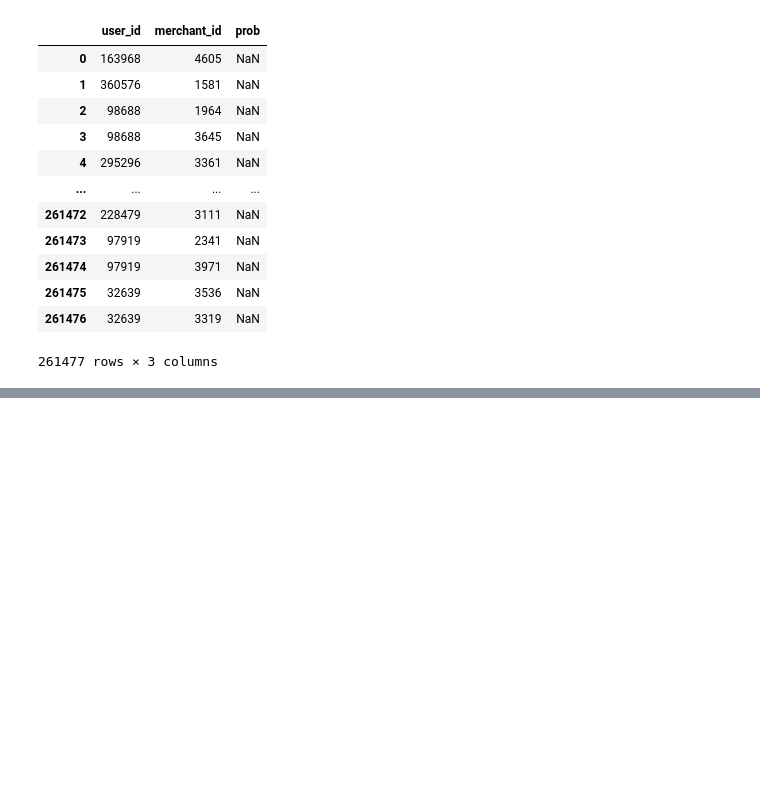
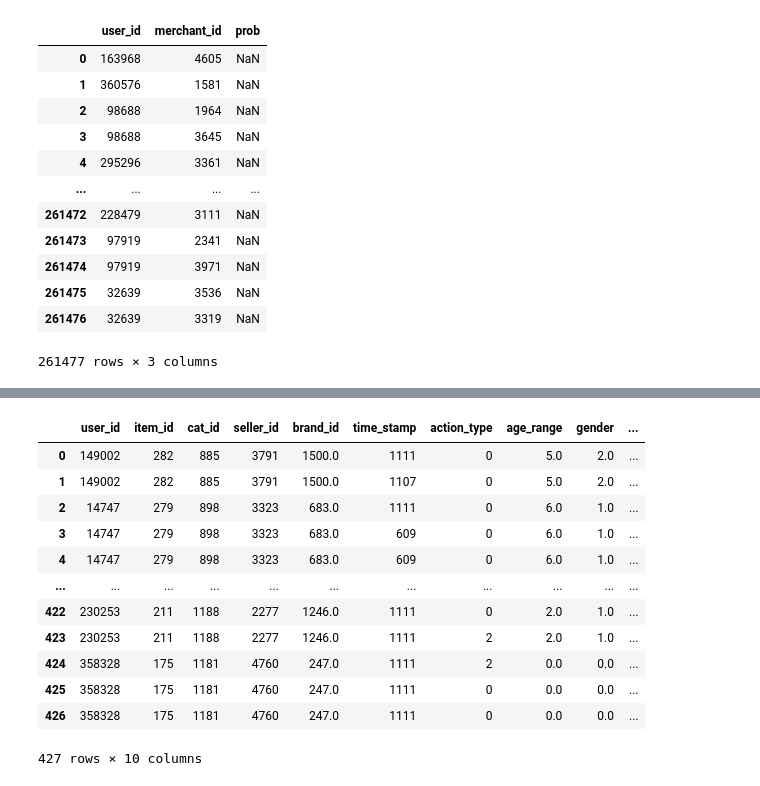
Before and after one commit to MrAlphalfa97/CECS_550, a Jupyter notebook: data_format1/data_filtering.ipynb, the cells around one changed output, grey strips where cells are left out. Cells and saved outputs as stored; diff of their text form; code cells hidden in the pictures; blank space fills up the shorter version.

```diff
--- a/data_format1/data_filtering.ipynb
+++ b/data_format1/data_filtering.ipynb
@@ -168,0 +220,28 @@ with open(f'use_data/{file_name}_format1[161-320].csv', 'w') as f:
+# %%
+test_df_full = pd.read_csv("full_data/test_format1.csv")
+test_df = pd.read_csv("use_data/test_format1[161-320].csv")
+#same number of samples when merging with full or subset dataset
+
+testing_key = test_df_full.loc[:, ["user_id", "merchant_id"]]
+testing_set = merged.merge(
+        testing_key,
+        how="inner",
+        left_on=["user_id", "seller_id"],
+        right_on=["user_id", "merchant_id"]
+)
+# %%
+testing_set
+# %% [output]
+|  | user_id | item_id | cat_id | seller_id | brand_id | time_stamp | action_type | age_range | gender | ... |
+| 0 | 149002 | 282 | 885 | 3791 | 1500.0 | 1111 | 0 | 5.0 | 2.0 | ... |
+| 1 | 149002 | 282 | 885 | 3791 | 1500.0 | 1107 | 0 | 5.0 | 2.0 | ... |
+| 2 | 14747 | 279 | 898 | 3323 | 683.0 | 1111 | 0 | 6.0 | 1.0 | ... |
+| 3 | 14747 | 279 | 898 | 3323 | 683.0 | 609 | 0 | 6.0 | 1.0 | ... |
+| 4 | 14747 | 279 | 898 | 3323 | 683.0 | 609 | 0 | 6.0 | 1.0 | ... |
+| ... | ... | ... | ... | ... | ... | ... | ... | ... | ... | ... |
+| 422 | 230253 | 211 | 1188 | 2277 | 1246.0 | 1111 | 0 | 2.0 | 1.0 | ... |
+| 423 | 230253 | 211 | 1188 | 2277 | 1246.0 | 1111 | 2 | 2.0 | 1.0 | ... |
+| 424 | 358328 | 175 | 1181 | 4760 | 247.0 | 1111 | 2 | 0.0 | 0.0 | ... |
+| 425 | 358328 | 175 | 1181 | 4760 | 247.0 | 1111 | 0 | 0.0 | 0.0 | ... |
+| 426 | 358328 | 175 | 1181 | 4760 | 247.0 | 1111 | 0 | 0.0 | 0.0 | ... |
+427 rows × 10 columns
```
Also changed, not shown: parts of 5 cells of this notebook.
